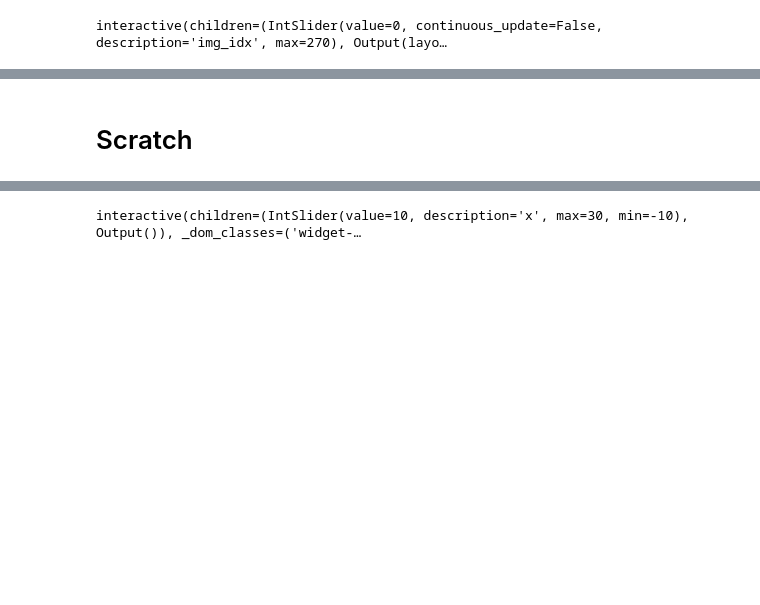
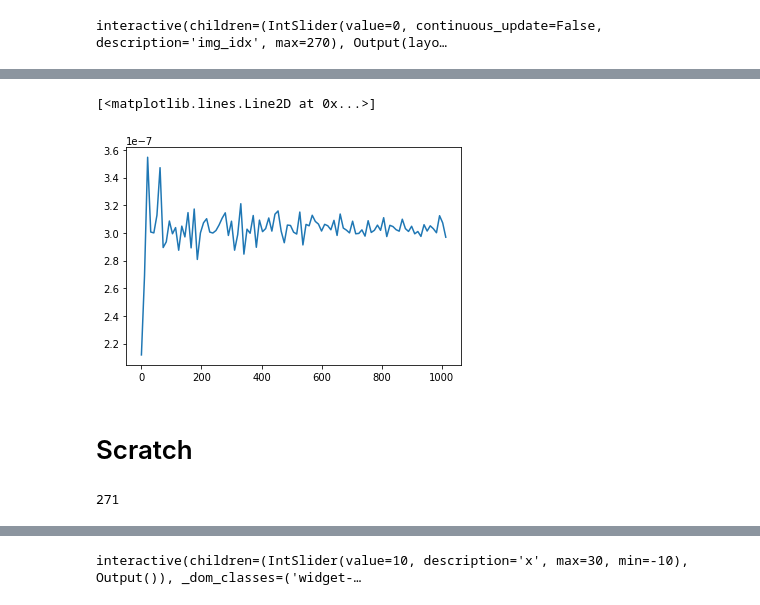
Before and after one commit to javadnoorb/flowermodel, a Jupyter notebook: notebooks/2019-09-15-flower-data-analysis.ipynb, the cells around one changed output, grey strips where cells are left out. Saved outputs shown, nothing was run; the diff lists cells and outputs as text; code cells hidden in the pictures; blank space fills up the shorter version.

```diff
--- a/notebooks/2019-09-15-flower-data-analysis.ipynb
+++ b/notebooks/2019-09-15-flower-data-analysis.ipynb
@@ -155,8 +84,0 @@ plt.title(moviefile);
-# %%
-from flowermodel.calculate_rdf import get_blob_dists, get_cell_counts_for_rdf, calculate_rdf
-
-image_idx = 0
-color1 = 'g'
-color2 = 'r'
-
-dist = get_blob_dists(vid, blobs, image_idx, color1, color2)
@@ -176,7 +84,0 @@ array([ 628.        ,   96.74709298,   50.92150823, ..., 1344.32771302,
-# %%
-nbins = 100
-q = 1/nbins
-idx = 2
-
-r1 = np.quantile(dists, q * idx)
-r2 = np.quantile(dists, q * (idx+1))
@@ -193,0 +199,4 @@ cells_in_shell = ((r1 <= dist) < r2)
+# %%
+v = vidrdf(blobfile, color1, color2)
+# %%
+rvals, rdfs = v.get_rdf()
@@ -193,0 +308,5 @@ cells_in_shell = ((r1 <= dist) < r2)
+# %%
+plt.plot(rdf.rvals, rdf.rdf)
+# %% [output]
+[<matplotlib.lines.Line2D at 0x...>]
+[figure, added]
@@ -194,2 +316,23 @@ cells_in_shell = ((r1 <= dist) < r2)
 # %% [markdown]
 # Scratch
+# %%
+color1 = 'g'
+color2 = 'r'
+
+rdfobj = blobrdf(vid, blobs, image_idx, color1, color2)
+
+first_iter = True
+for image_idx in range(vid.count_frames()):
+    rdfobj = blobrdf(vid, blobs, image_idx, color1, color2)
+
+    if first_iter:
+        rvals = np.linspace(0, rdfobj.maxL, 100)
+        rdf = np.zeros((len(rvals)))
+        first_iter = False
+    for idx in range(len(rvals)-1):
+        rdf[idx] = rdfobj.calculate_rdf(rvals[idx], rvals[idx+1])
+
+rvals = rvals[:-1]
+rdf = rdf[:, :-1]
+# %% [output]
+271
```
Also changed, not shown: parts of 22 cells of this notebook, 1 other file.
